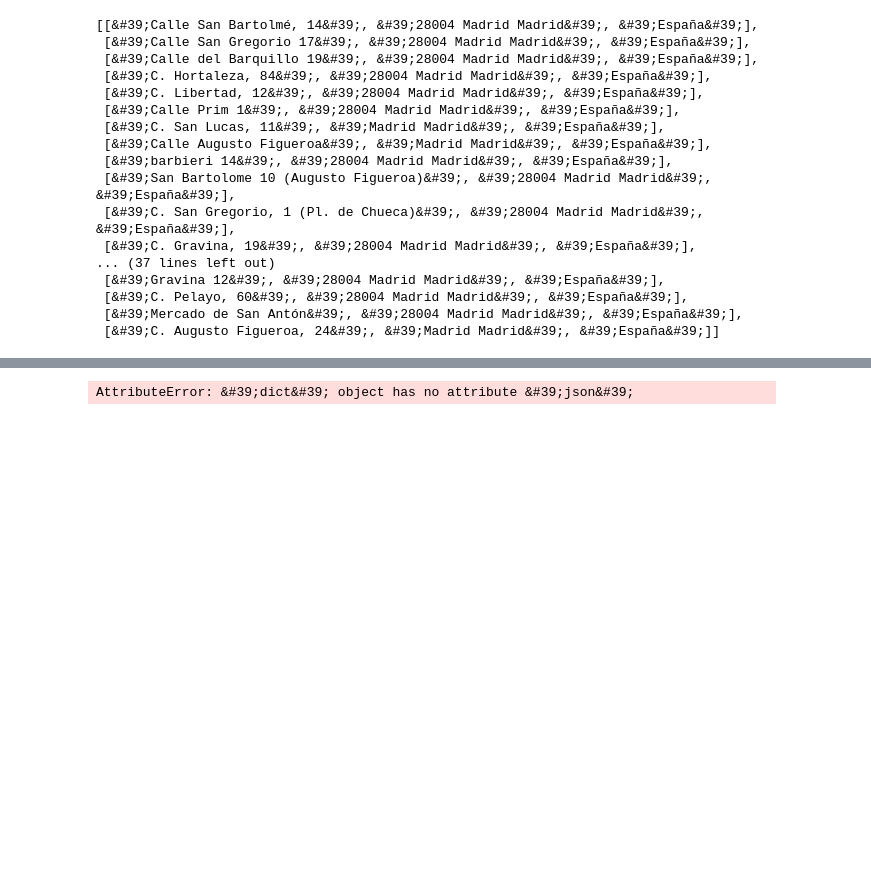
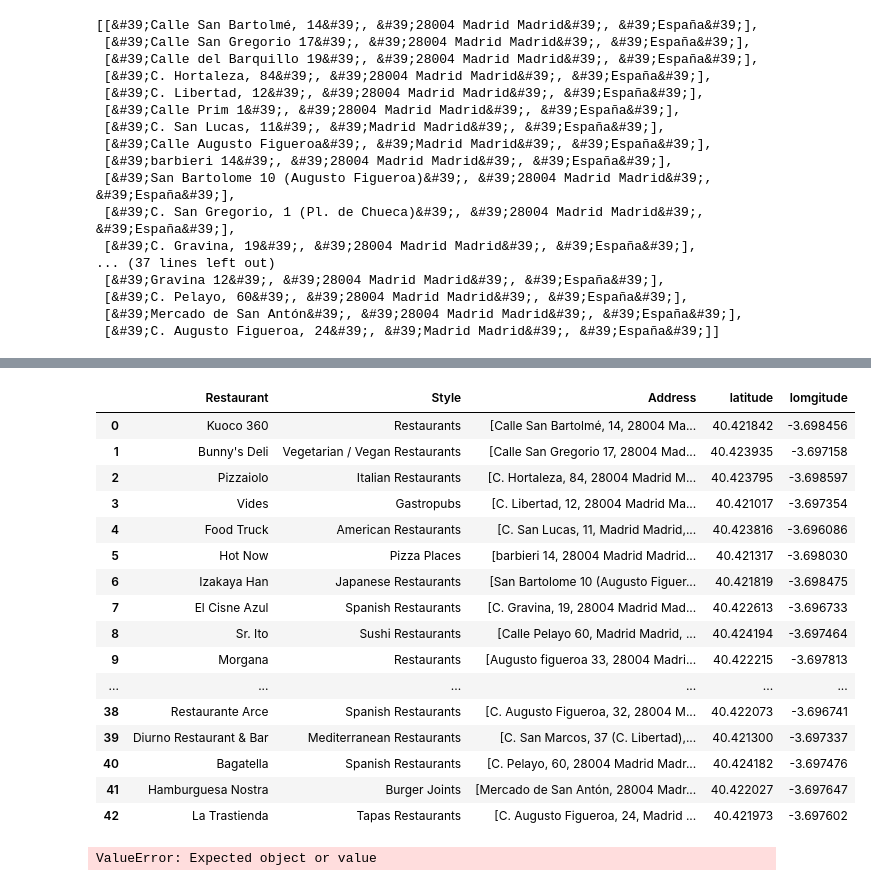
Before and after one commit to JoseLuisManjon/Crew_Challenge_Proy_Sep2020, a Jupyter notebook: Foursquare.ipynb, the cells around one changed output, grey strips where cells are left out. Drawn from its saved outputs; the diff is of its cells as text; code cells hidden in the pictures; blank space fills up the shorter version.

```diff
--- a/Foursquare.ipynb
+++ b/Foursquare.ipynb
@@ -331 +356,3 @@ df
+# %%
+df = df[~((df['Style'] == 'Cafés') | (df['Style']== 'Delis / Bodegas') | (df['Style']== 'Bakeries')| (df['Restaurant']== 'Cocinadeldesierto'))]
 # %%
@@ -344,0 +382,22 @@ df.to_json(,orient='split')
+# %%
+df = df.rename_axis('index').reset_index()
+df = df.drop('index', 1)
+df
+# %% [output]
+|  | Restaurant | Style | Address | latitude | lomgitude |
+| 0 | Kuoco 360 | Restaurants | [Calle San Bartolmé, 14, 28004 Ma... | 40.421842 | -3.698456 |
+| 1 | Bunny's Deli | Vegetarian / Vegan Restaurants | [Calle San Gregorio 17, 28004 Mad... | 40.423935 | -3.697158 |
+| 2 | Pizzaiolo | Italian Restaurants | [C. Hortaleza, 84, 28004 Madrid M... | 40.423795 | -3.698597 |
+| 3 | Vides | Gastropubs | [C. Libertad, 12, 28004 Madrid Ma... | 40.421017 | -3.697354 |
+| 4 | Food Truck | American Restaurants | [C. San Lucas, 11, Madrid Madrid,... | 40.423816 | -3.696086 |
+| 5 | Hot Now | Pizza Places | [barbieri 14, 28004 Madrid Madrid... | 40.421317 | -3.698030 |
+| 6 | Izakaya Han | Japanese Restaurants | [San Bartolome 10 (Augusto Figuer... | 40.421819 | -3.698475 |
+| 7 | El Cisne Azul | Spanish Restaurants | [C. Gravina, 19, 28004 Madrid Mad... | 40.422613 | -3.696733 |
+| 8 | Sr. Ito | Sushi Restaurants | [Calle Pelayo 60, Madrid Madrid, ... | 40.424194 | -3.697464 |
+| 9 | Morgana | Restaurants | [Augusto figueroa 33, 28004 Madri... | 40.422215 | -3.697813 |
+| ... | ... | ... | ... | ... | ... |
+| 38 | Restaurante Arce | Spanish Restaurants | [C. Augusto Figueroa, 32, 28004 M... | 40.422073 | -3.696741 |
+| 39 | Diurno Restaurant & Bar | Mediterranean Restaurants | [C. San Marcos, 37 (C. Libertad),... | 40.421300 | -3.697337 |
+| 40 | Bagatella | Spanish Restaurants | [C. Pelayo, 60, 28004 Madrid Madr... | 40.424182 | -3.697476 |
+| 41 | Hamburguesa Nostra | Burger Joints | [Mercado de San Antón, 28004 Madr... | 40.422027 | -3.697647 |
+| 42 | La Trastienda | Tapas Restaurants | [C. Augusto Figueroa, 24, Madrid ... | 40.421973 | -3.697602 |
@@ -345,4 +408,2 @@ df.to_json(,orient='split')
 # %%
-df.to_json(BBDD.json, orient="columns")
+restaurants_Chueca2 = df.to_json( orient='columns')
-# %% [output]
-AttributeError: &#39;dict&#39; object has no attribute &#39;json&#39;
@@ -348,0 +418,5 @@ AttributeError: &#39;dict&#39; object has no attribute &#39;json&#39;
+# %%
+prueba = pd.read_json("restaurants_Chueca2.json")
+prueba.head()
+# %% [output]
+ValueError: Expected object or value
```
Also changed, not shown: parts of 15 cells of this notebook, 4 other files.
